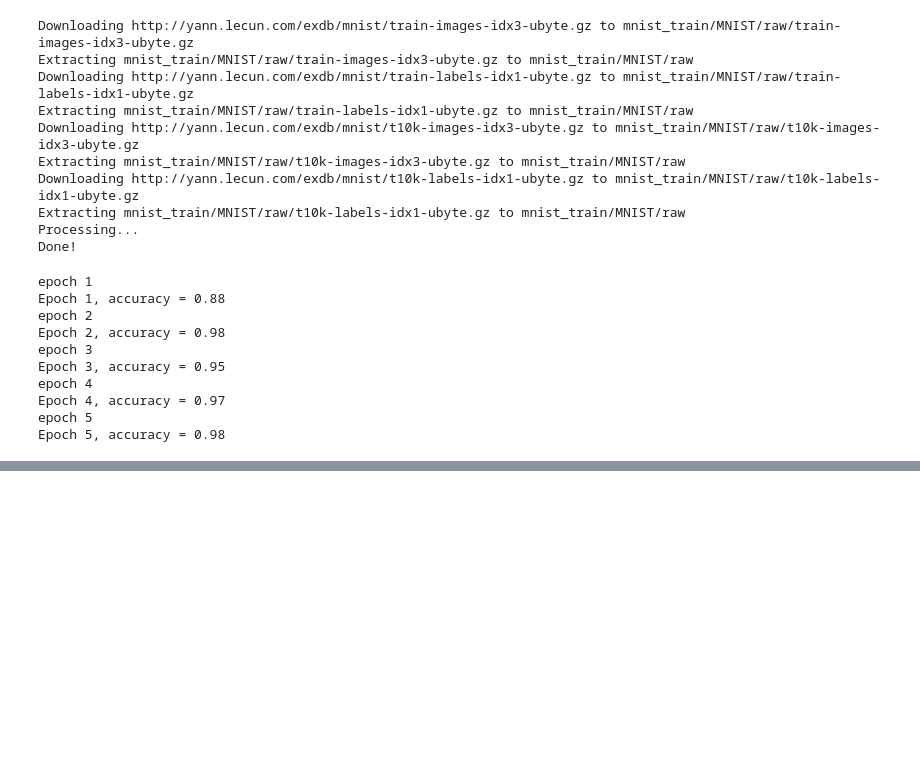
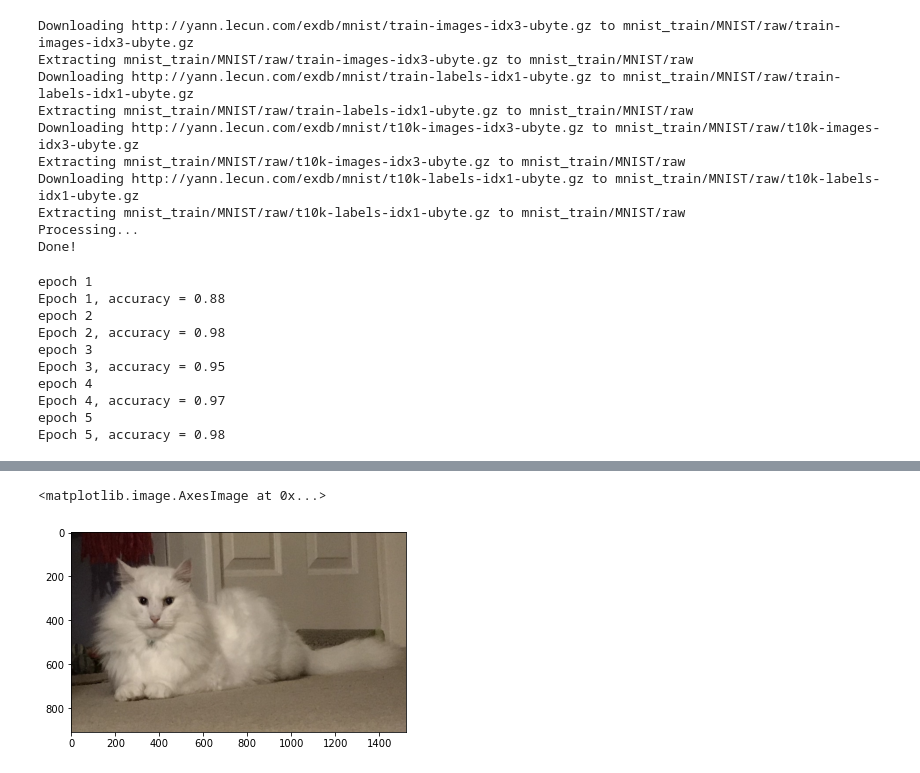
Before and after one commit to KonstantinKlepikov/all-python-ml-learning, a Jupyter notebook: pytorch-learning-proc.ipynb, the cells around one changed output, grey strips where cells are left out. Saved outputs shown, nothing was run; the diff lists cells and outputs as text; code cells hidden in the pictures; blank space fills up the shorter version.

```diff
--- a/pytorch-learning-proc.ipynb
+++ b/pytorch-learning-proc.ipynb
@@ -142,0 +156,6 @@ Epoch 5, accuracy = 0.98
+# %%
+image = Image.open("img/casper2.jpg")
+imshow(image)
+# %% [output]
+<matplotlib.image.AxesImage at 0x...>
+[figure, added]
```
Also changed, not shown: parts of 38 cells of this notebook, 6 other files.
